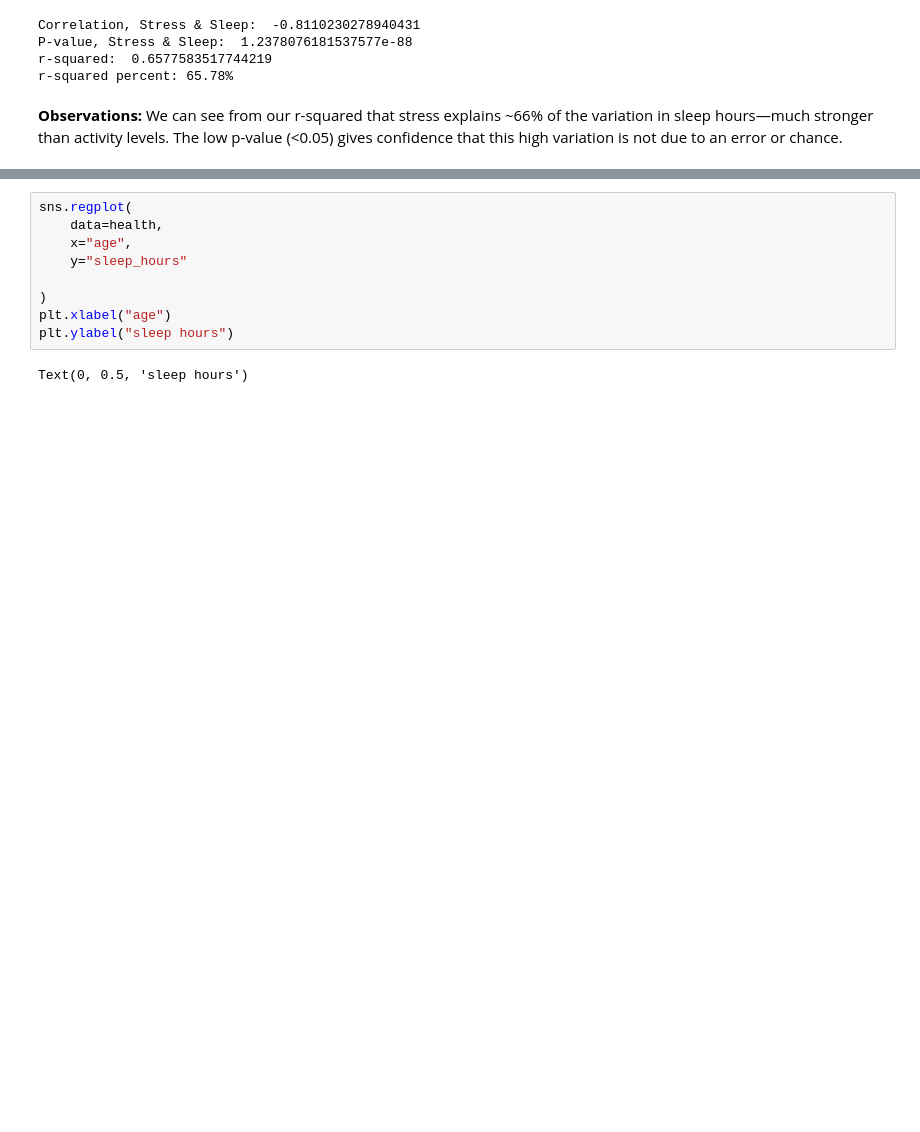
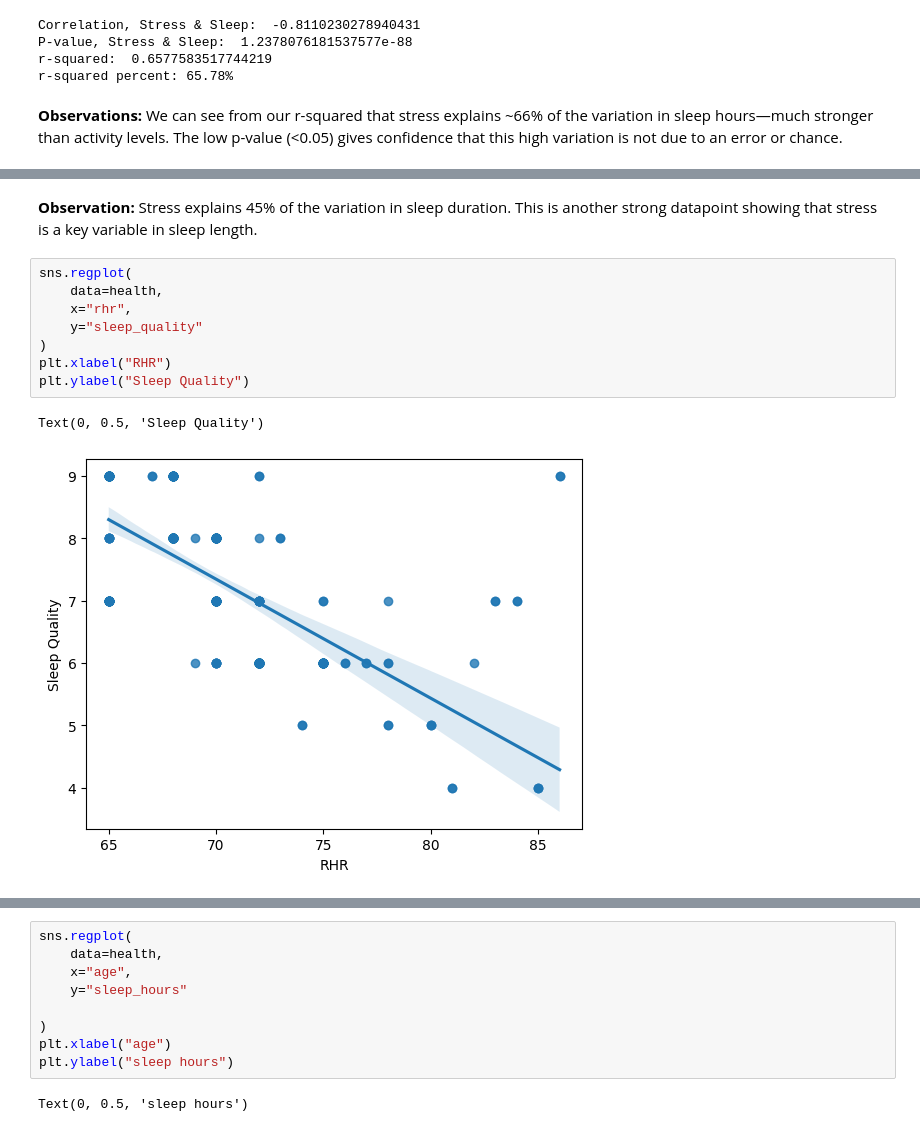
Before and after one commit to chandlershortlidge/sleep-heath-analysis, a Jupyter notebook: main.ipynb, the cells around one changed output, grey strips where cells are left out. Drawn from its saved outputs; the diff is of its cells as text; blank space fills up the shorter version.

```diff
--- a/main.ipynb
+++ b/main.ipynb
@@ -195,0 +229,13 @@ r-squared percent: 65.78%
+# %% [markdown]
+**Observation:** Stress explains 45% of the variation in sleep duration. This is another strong datapoint showing that stress is a key variable in sleep length.
+# %%
+sns.regplot(
+    data=health,
+    x="rhr",
+    y="sleep_quality"
+)
+plt.xlabel("RHR")
+plt.ylabel("Sleep Quality")
+# %% [output]
+Text(0, 0.5, 'Sleep Quality')
+[figure, added]
```
Also changed, not shown: parts of 9 cells of this notebook.
